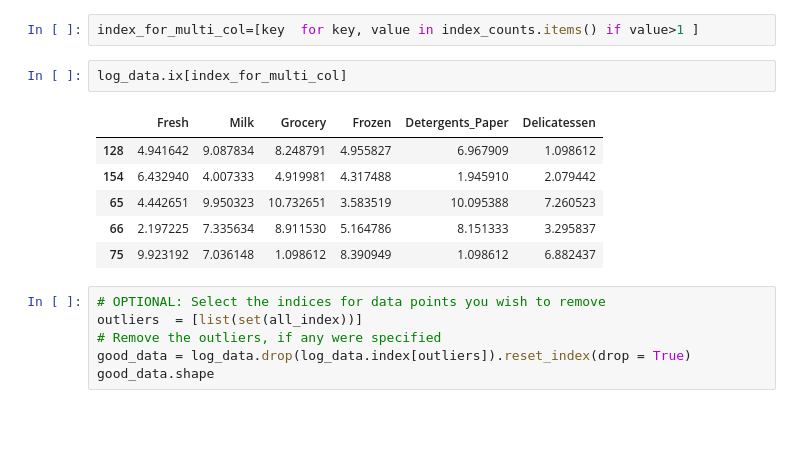
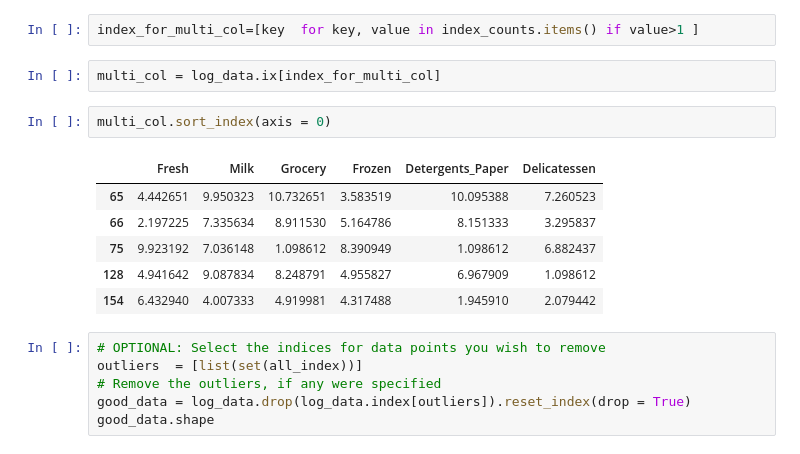
Before and after one commit to cautree/customer_clustering, a Jupyter notebook: customer_segments.ipynb, the cells around one changed output. Drawn from its saved outputs; the diff is of its cells as text; blank space fills up the shorter version.

```diff
--- a/customer_segments.ipynb
+++ b/customer_segments.ipynb
@@ -478,14 +477,16 @@ index_counts = collections.Counter(all_index)
 # %%
 index_for_multi_col=[key  for key, value in index_counts.items() if value>1 ]
 # %%
-log_data.ix[index_for_multi_col]
+multi_col = log_data.ix[index_for_multi_col]
-# %% [output]
-|  | Fresh | Milk | Grocery | Frozen | Detergents_Paper | Delicatessen |
-| 128 | 4.941642 | 9.087834 | 8.248791 | 4.955827 | 6.967909 | 1.098612 |
-| 154 | 6.432940 | 4.007333 | 4.919981 | 4.317488 | 1.945910 | 2.079442 |
-| 65 | 4.442651 | 9.950323 | 10.732651 | 3.583519 | 10.095388 | 7.260523 |
-| 66 | 2.197225 | 7.335634 | 8.911530 | 5.164786 | 8.151333 | 3.295837 |
-| 75 | 9.923192 | 7.036148 | 1.098612 | 8.390949 | 1.098612 | 6.882437 |
+# %%
+multi_col.sort_index(axis = 0)
+# %% [output]
+|  | Fresh | Milk | Grocery | Frozen | Detergents_Paper | Delicatessen |
+| 65 | 4.442651 | 9.950323 | 10.732651 | 3.583519 | 10.095388 | 7.260523 |
+| 66 | 2.197225 | 7.335634 | 8.911530 | 5.164786 | 8.151333 | 3.295837 |
+| 75 | 9.923192 | 7.036148 | 1.098612 | 8.390949 | 1.098612 | 6.882437 |
+| 128 | 4.941642 | 9.087834 | 8.248791 | 4.955827 | 6.967909 | 1.098612 |
+| 154 | 6.432940 | 4.007333 | 4.919981 | 4.317488 | 1.945910 | 2.079442 |
 # %%
 # OPTIONAL: Select the indices for data points you wish to remove
 outliers  = [list(set(all_index))]
```
Also changed, not shown: parts of 22 cells of this notebook.
